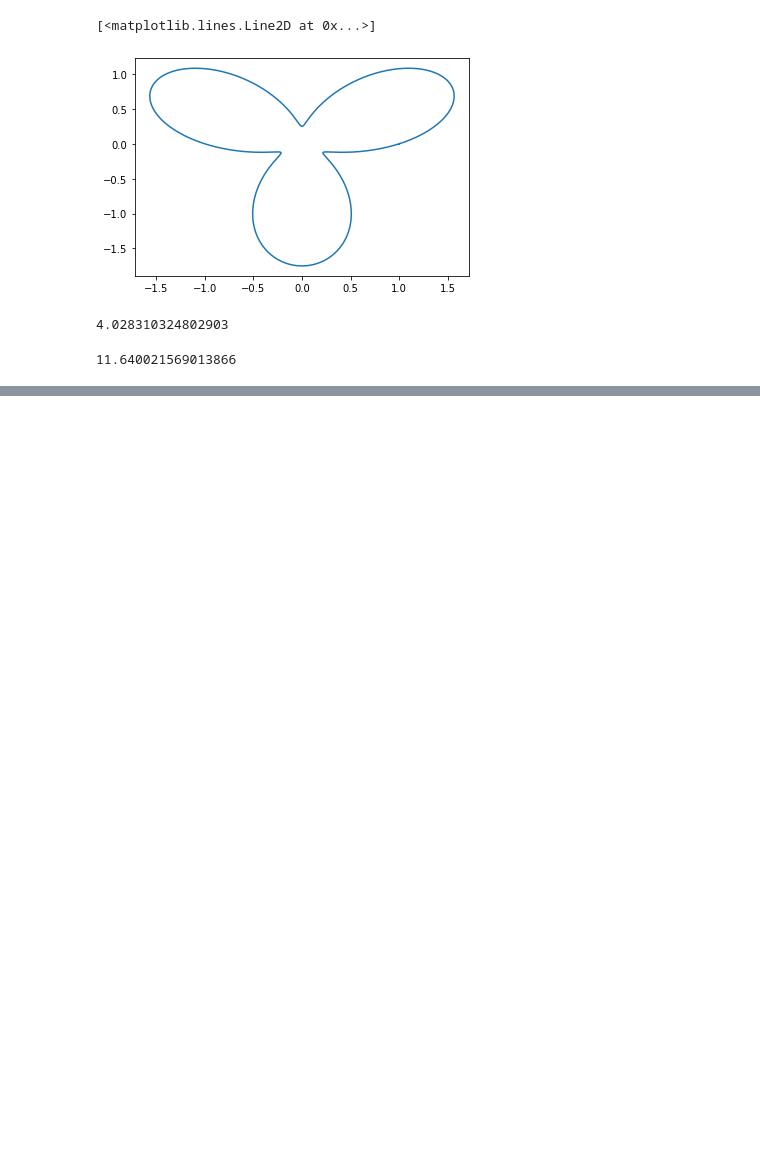
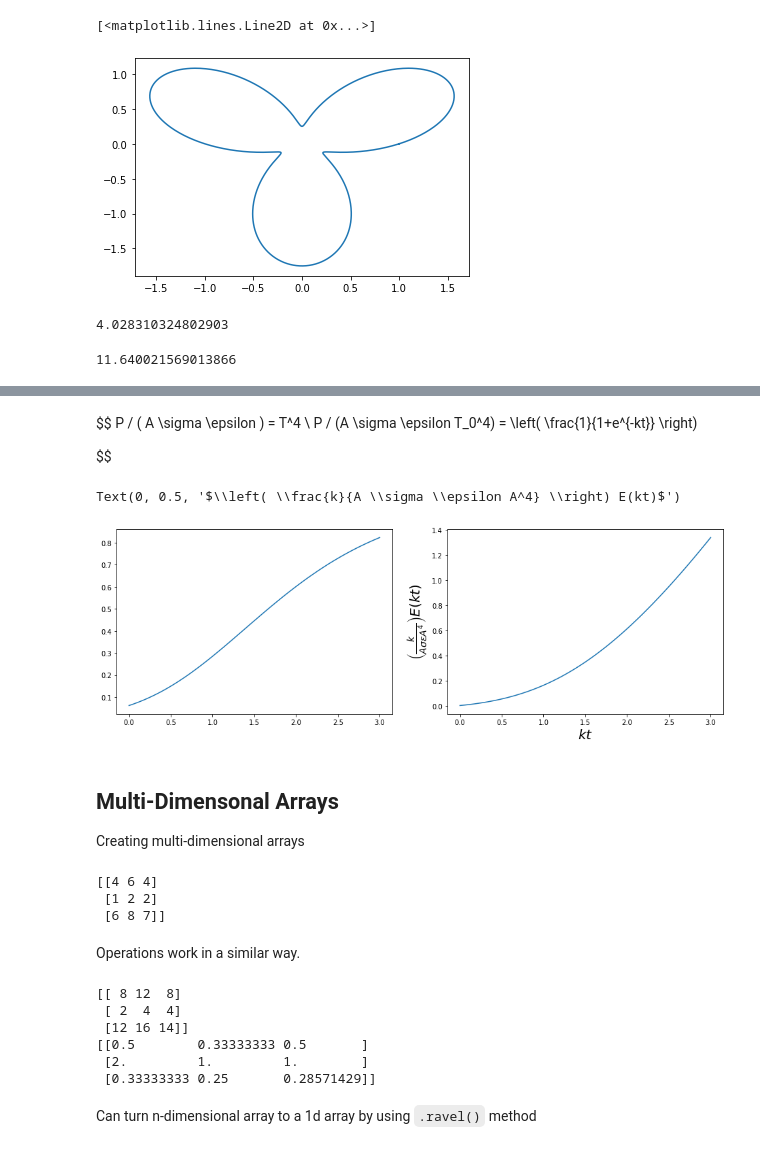
Before and after one commit to adamszymanowski/mr-p-solver, a Jupyter notebook: mastering-libraries/00_numpy.ipynb, the cells around one changed output, grey strips where cells are left out. Cells and saved outputs as stored; diff of their text form; code cells hidden in the pictures; blank space fills up the shorter version.

Commit message:
Multi-Dimensional Arrays and Functions on Them

```diff
--- a/mastering-libraries/00_numpy.ipynb
+++ b/mastering-libraries/00_numpy.ipynb
@@ -273,0 +279,55 @@ print(L)
+# %% [markdown]
+$$
+    P / ( A \sigma \epsilon ) = T^4 \\
+    P / (A \sigma \epsilon T_0^4) = \left( \frac{1}{1+e^{-kt}} \right)
+
+$$
+# %%
+# keep k ad t together, so is't actuall dimensionless (and we don't need to care about actual value of k)
+kt = np.linspace(0, 3, 100)
+
+# P in code, but it actually dimensionless (lefthand side is power/power)
+P = (1/(1+np.exp(-kt)))**4
+
+E = np.cumsum(P) * (kt[1] - kt[0]) # We use kt instead of t for dt
+
+
+fig = plt.figure()
+fig.set_figwidth(16)
+fig.set_figheight(5)
+ax1 = fig.add_subplot(121)
+ax2 = fig.add_subplot(122)
+
+ax1.plot(kt, P)
+
+ax2.plot(kt, E)
+ax2.set_xlabel("$kt$", fontsize=20)
+ax2.set_ylabel(r"$\left( \frac{k}{A \sigma \epsilon A^4} \right) E(kt)$", fontsize=20)
+# %% [output]
+Text(0, 0.5, '$\\left( \\frac{k}{A \\sigma \\epsilon A^4} \\right) E(kt)$')
+[figure, added]
+# %% [markdown]
+## Multi-Dimensonal Arrays
+
+Creating multi-dimensional arrays
+# %%
+a1 = np.array([[4,6,4],[1,2,2],[6,8,7]])
+print(a1)
+# %% [output]
+[[4 6 4]
+ [1 2 2]
+ [6 8 7]]
+# %% [markdown]
+Operations work in a similar way.
+# %%
+print(2*a1)
+print(2/a1)
+# %% [output]
+[[ 8 12  8]
+ [ 2  4  4]
+ [12 16 14]]
+[[0.5        0.33333333 0.5       ]
+ [2.         1.         1.        ]
+ [0.33333333 0.25       0.28571429]]
+# %% [markdown]
+Can turn n-dimensional array to a 1d array by using `.ravel()` method
```
Also changed, not shown: parts of 12 cells of this notebook.
